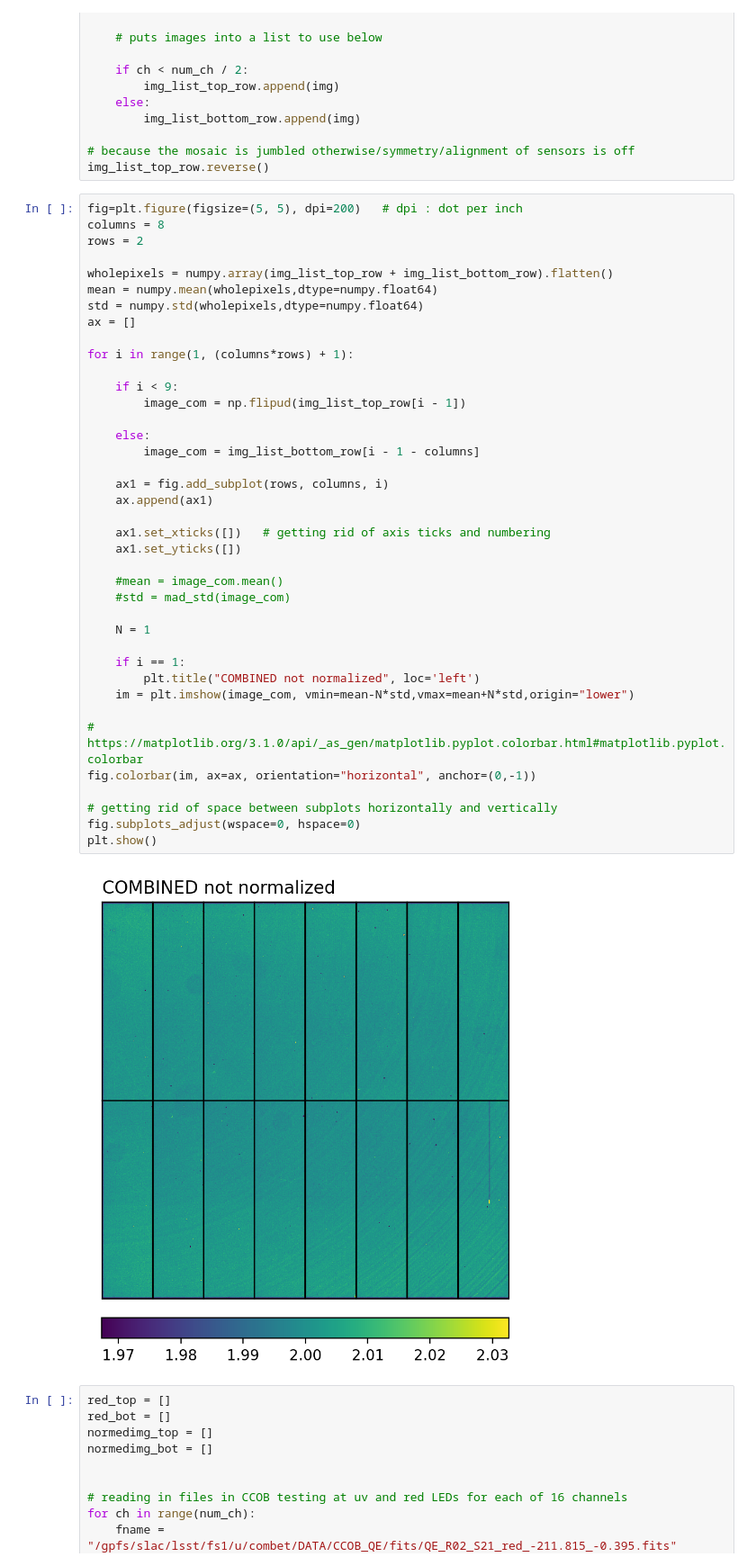
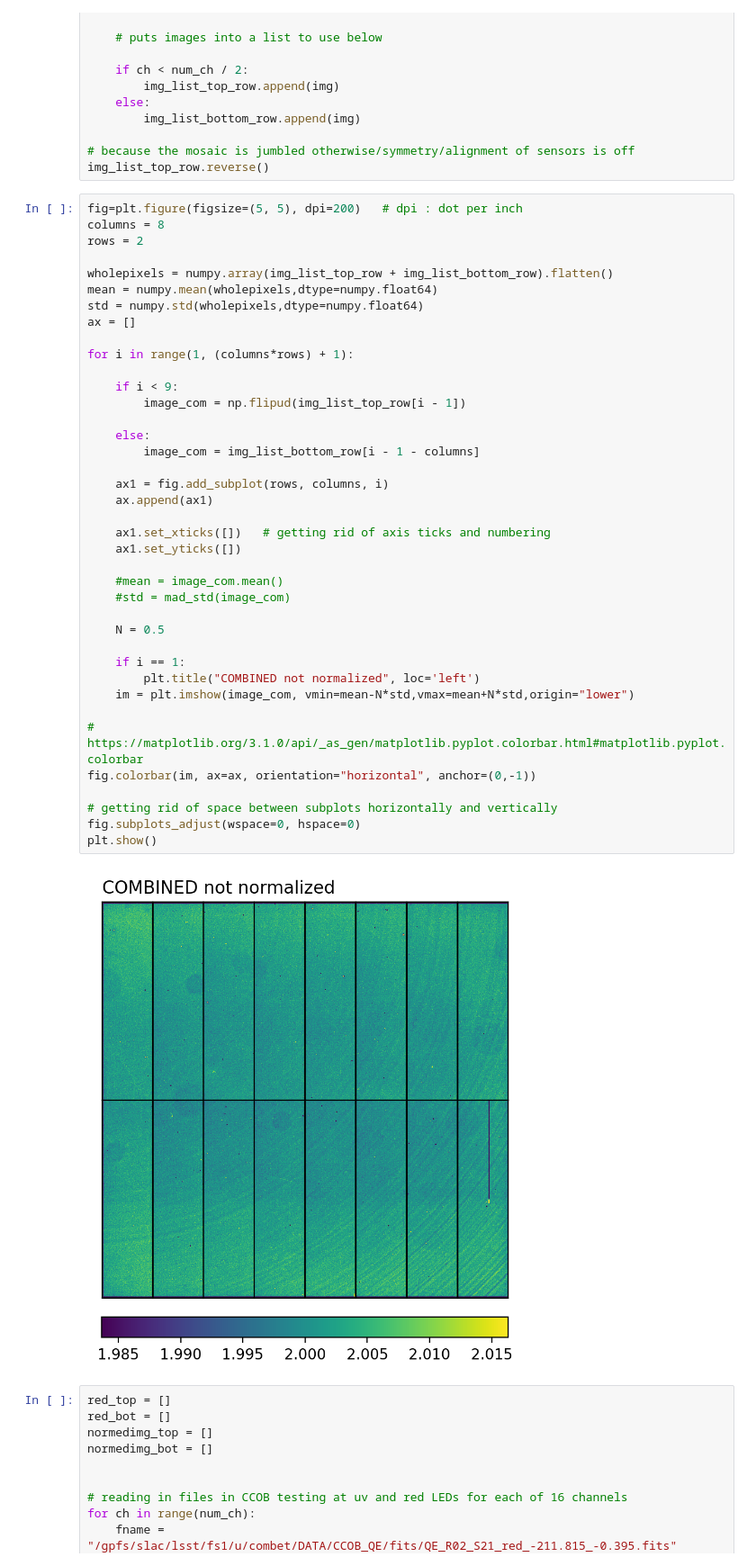
Before and after one commit to youtsumi/summer_research_2020, a Jupyter notebook: RED_full_sensor_flat.ipynb, the cells around one changed output. Shown at 90% size. Cells and saved outputs as stored; diff of their text form.

```diff
--- a/RED_full_sensor_flat.ipynb
+++ b/RED_full_sensor_flat.ipynb
@@ -147,35 +147,35 @@ ax = []
 
 for i in range(1, (columns*rows) + 1):
 
     if i < 9:
         image_com = np.flipud(img_list_top_row[i - 1])
 
     else:
         image_com = img_list_bottom_row[i - 1 - columns]
 
     ax1 = fig.add_subplot(rows, columns, i)
     ax.append(ax1)
 
     ax1.set_xticks([])   # getting rid of axis ticks and numbering
     ax1.set_yticks([])
 
     #mean = image_com.mean()
     #std = mad_std(image_com)
 
-    N = 1
+    N = 0.5
 
     if i == 1:
         plt.title("COMBINED not normalized", loc='left')
     im = plt.imshow(image_com, vmin=mean-N*std,vmax=mean+N*std,origin="lower")
 
 # https://matplotlib.org/3.1.0/api/_as_gen/matplotlib.pyplot.colorbar.html#matplotlib.pyplot.colorbar
 fig.colorbar(im, ax=ax, orientation="horizontal", anchor=(0,-1))
 
 # getting rid of space between subplots horizontally and vertically
 fig.subplots_adjust(wspace=0, hspace=0)
 plt.show()
 # %% [output]
-[figure, old version]
+[figure, new version]
 # %%
 red_top = []
 red_bot = []
```
